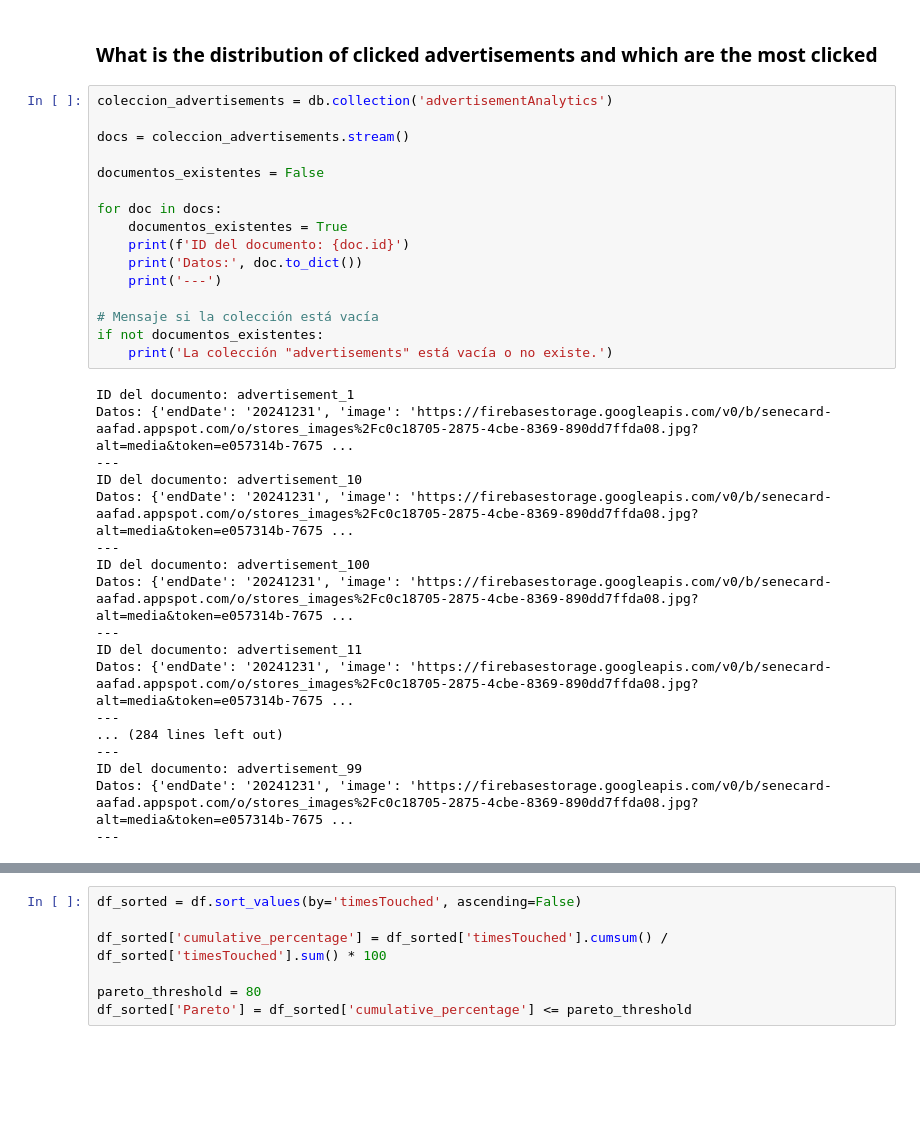
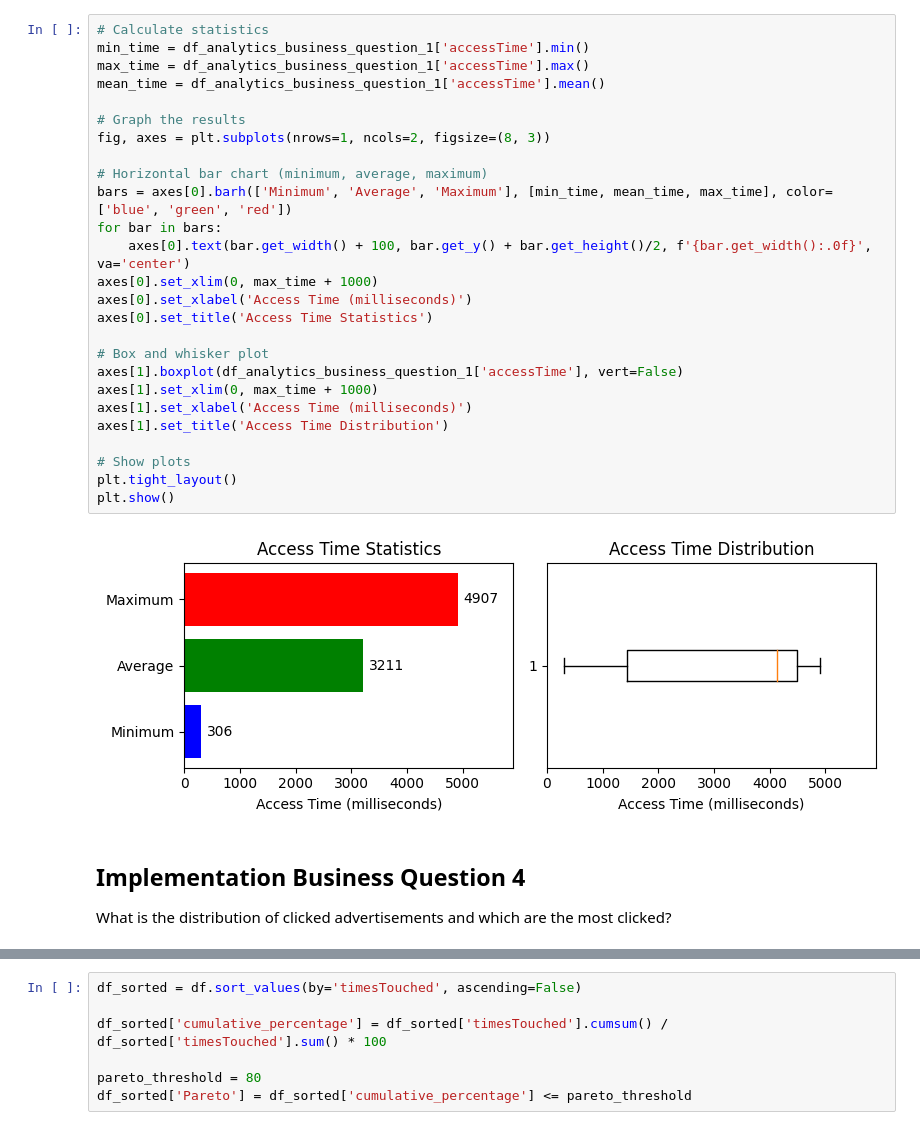
Before and after one commit to MobileDev-SEC02-G21/Senecard_Analytics, a Jupyter notebook: Analytics_Senecard/Analytics_Senecard/Analytics_Senecard.ipynb, the cells around one changed output, grey strips where cells are left out. Cells and saved outputs as stored; diff of their text form; blank space fills up the shorter version.

```diff
--- a/Analytics_Senecard/Analytics_Senecard/Analytics_Senecard.ipynb
+++ b/Analytics_Senecard/Analytics_Senecard/Analytics_Senecard.ipynb
@@ -36,36 +52,32 @@ db = firestore.client()
+# %%
+# Calculate statistics
+min_time = df_analytics_business_question_1['accessTime'].min()
+max_time = df_analytics_business_question_1['accessTime'].max()
+mean_time = df_analytics_business_question_1['accessTime'].mean()
+
+# Graph the results
+fig, axes = plt.subplots(nrows=1, ncols=2, figsize=(8, 3))
+
+# Horizontal bar chart (minimum, average, maximum)
+bars = axes[0].barh(['Minimum', 'Average', 'Maximum'], [min_time, mean_time, max_time], color=['blue', 'green', 'red'])
+for bar in bars:
+    axes[0].text(bar.get_width() + 100, bar.get_y() + bar.get_height()/2, f'{bar.get_width():.0f}', va='center')
+axes[0].set_xlim(0, max_time + 1000)
+axes[0].set_xlabel('Access Time (milliseconds)')
+axes[0].set_title('Access Time Statistics')
+
+# Box and whisker plot
+axes[1].boxplot(df_analytics_business_question_1['accessTime'], vert=False)
+axes[1].set_xlim(0, max_time + 1000)
+axes[1].set_xlabel('Access Time (milliseconds)')
+axes[1].set_title('Access Time Distribution')
+
+# Show plots
+plt.tight_layout()
+plt.show()
+# %% [output]
+[figure, added]
 # %% [markdown]
-### What is the distribution of clicked advertisements and which are the most clicked
+## **Implementation Business Question 4**
+
+What is the distribution of clicked advertisements and which are the most clicked?
-# %%
-coleccion_advertisements = db.collection('advertisementAnalytics')
-
-docs = coleccion_advertisements.stream()
-
-documentos_existentes = False
-
-for doc in docs:
-    documentos_existentes = True
-    print(f'ID del documento: {doc.id}')
-    print('Datos:', doc.to_dict())
-    print('---')
-
-# Mensaje si la colección está vacía
-if not documentos_existentes:
-    print('La colección "advertisements" está vacía o no existe.')
-# %% [output]
-ID del documento: advertisement_1
-Datos: {'endDate': '20241231', 'image': 'https://firebasestorage.googleapis.com/v0/b/senecard-aafad.appspot.com/o/stores_images%2Fc0c18705-2875-4cbe-8369-890dd7ffda08.jpg?alt=media&token=e057314b-7675 ...
----
-ID del documento: advertisement_10
-Datos: {'endDate': '20241231', 'image': 'https://firebasestorage.googleapis.com/v0/b/senecard-aafad.appspot.com/o/stores_images%2Fc0c18705-2875-4cbe-8369-890dd7ffda08.jpg?alt=media&token=e057314b-7675 ...
----
-ID del documento: advertisement_100
-Datos: {'endDate': '20241231', 'image': 'https://firebasestorage.googleapis.com/v0/b/senecard-aafad.appspot.com/o/stores_images%2Fc0c18705-2875-4cbe-8369-890dd7ffda08.jpg?alt=media&token=e057314b-7675 ...
----
-ID del documento: advertisement_11
-Datos: {'endDate': '20241231', 'image': 'https://firebasestorage.googleapis.com/v0/b/senecard-aafad.appspot.com/o/stores_images%2Fc0c18705-2875-4cbe-8369-890dd7ffda08.jpg?alt=media&token=e057314b-7675 ...
----
-... (284 lines left out)
----
-ID del documento: advertisement_99
-Datos: {'endDate': '20241231', 'image': 'https://firebasestorage.googleapis.com/v0/b/senecard-aafad.appspot.com/o/stores_images%2Fc0c18705-2875-4cbe-8369-890dd7ffda08.jpg?alt=media&token=e057314b-7675 ...
----
```
Also changed, not shown: parts of 18 cells of this notebook.
